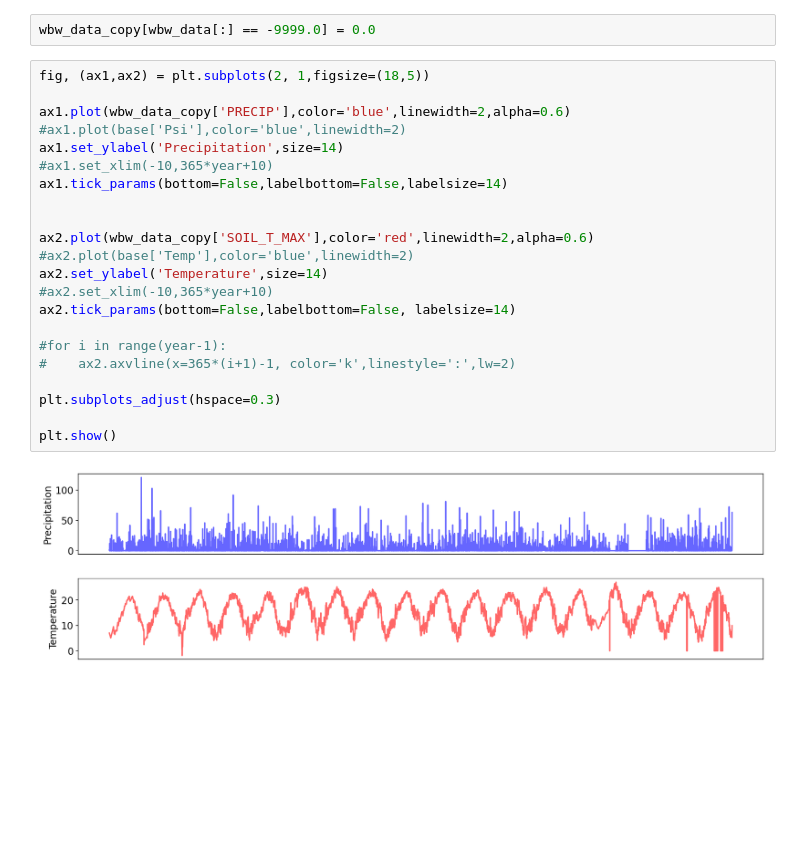
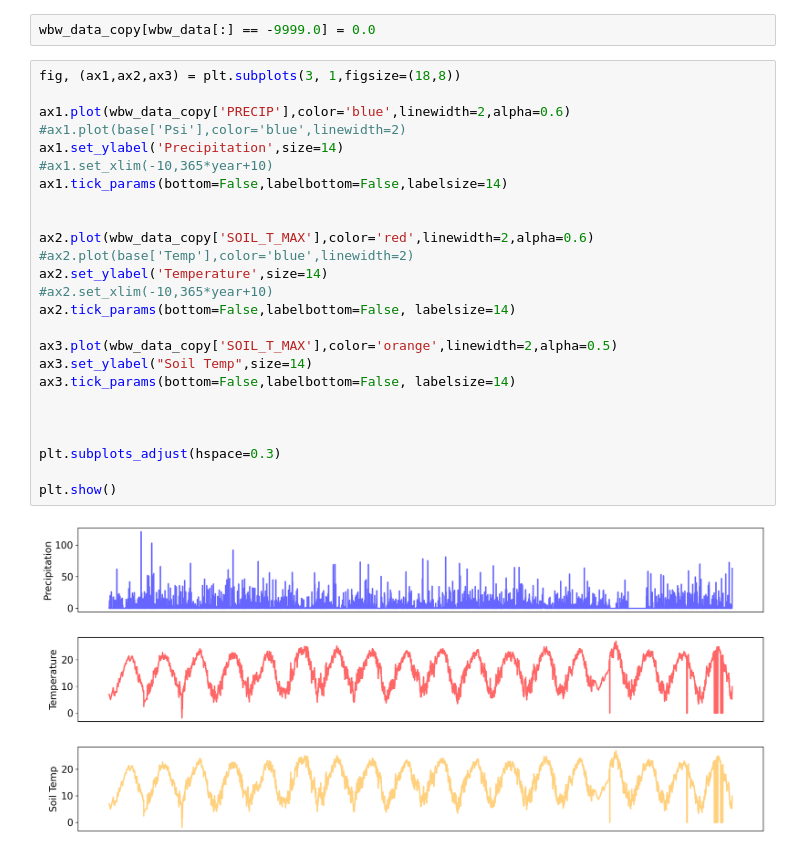
Before and after one commit to bioatmosphere/microbiome-thermal-extreme, a Jupyter notebook: data/forcing/Walker Branch Watershed forcing.ipynb, the cells around one changed output. Drawn from its saved outputs; the diff is of its cells as text; blank space fills up the shorter version.

```diff
--- a/data/forcing/Walker Branch Watershed forcing.ipynb
+++ b/data/forcing/Walker Branch Watershed forcing.ipynb
@@ -46,26 +48,29 @@ wbw_data_copy = wbw_data.copy()
 # %%
 wbw_data_copy[wbw_data[:] == -9999.0] = 0.0
 # %%
-fig, (ax1,ax2) = plt.subplots(2, 1,figsize=(18,5))
+fig, (ax1,ax2,ax3) = plt.subplots(3, 1,figsize=(18,8))
 
 ax1.plot(wbw_data_copy['PRECIP'],color='blue',linewidth=2,alpha=0.6)
 #ax1.plot(base['Psi'],color='blue',linewidth=2)
 ax1.set_ylabel('Precipitation',size=14)
 #ax1.set_xlim(-10,365*year+10)
 ax1.tick_params(bottom=False,labelbottom=False,labelsize=14)
 
 
 ax2.plot(wbw_data_copy['SOIL_T_MAX'],color='red',linewidth=2,alpha=0.6)
 #ax2.plot(base['Temp'],color='blue',linewidth=2)
 ax2.set_ylabel('Temperature',size=14)
 #ax2.set_xlim(-10,365*year+10)
 ax2.tick_params(bottom=False,labelbottom=False, labelsize=14)
 
-#for i in range(year-1):
-#    ax2.axvline(x=365*(i+1)-1, color='k',linestyle=':',lw=2)
+ax3.plot(wbw_data_copy['SOIL_T_MAX'],color='orange',linewidth=2,alpha=0.5)
+ax3.set_ylabel("Soil Temp",size=14)
+ax3.tick_params(bottom=False,labelbottom=False, labelsize=14)
+
+
 
 plt.subplots_adjust(hspace=0.3)
 
 plt.show()
 # %% [output]
-[figure, old version]
+[figure, new version]
```
Also changed, not shown: parts of 5 cells of this notebook, 2 other files.
